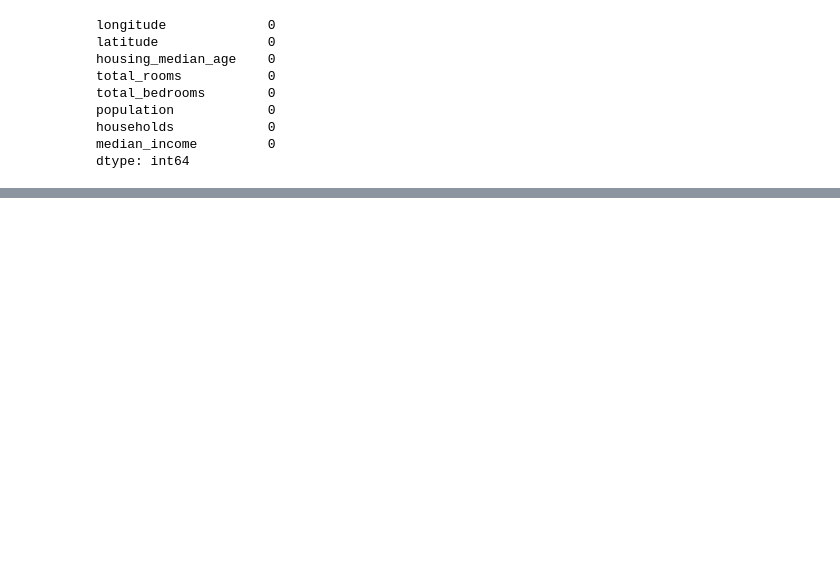
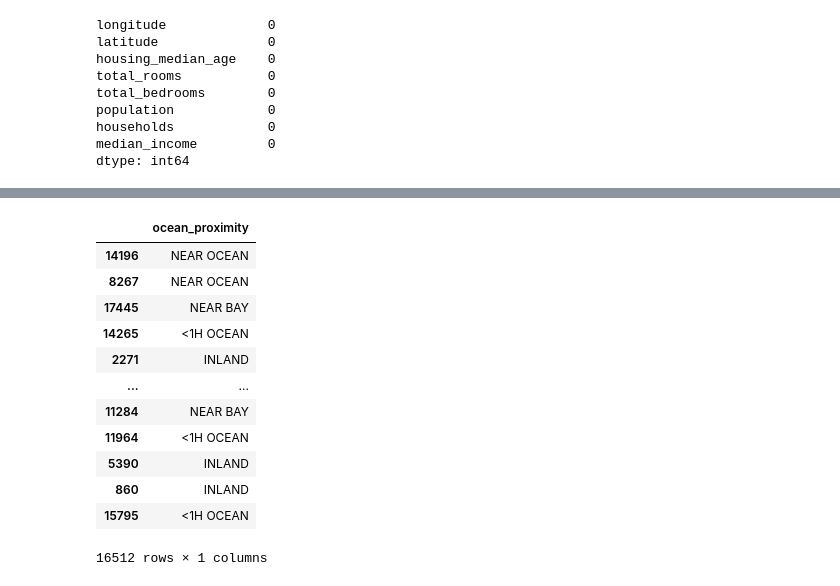
Before and after one commit to nesredinm/Housing_Price_Exercise, a Jupyter notebook: Housing_Investment_Analysis.ipynb, the cells around one changed output, grey strips where cells are left out. Cells and saved outputs as stored; diff of their text form; code cells hidden in the pictures; blank space fills up the shorter version.

```diff
--- a/Housing_Investment_Analysis.ipynb
+++ b/Housing_Investment_Analysis.ipynb
@@ -180,0 +203,16 @@ pd.DataFrame({"num": [1,3,4]})
+# %%
+cat_X_train
+# %% [output]
+|  | ocean_proximity |
+| 14196 | NEAR OCEAN |
+| 8267 | NEAR OCEAN |
+| 17445 | NEAR BAY |
+| 14265 | <1H OCEAN |
+| 2271 | INLAND |
+| ... | ... |
+| 11284 | NEAR BAY |
+| 11964 | <1H OCEAN |
+| 5390 | INLAND |
+| 860 | INLAND |
+| 15795 | <1H OCEAN |
+16512 rows × 1 columns
```
Also changed, not shown: parts of 17 cells of this notebook.
